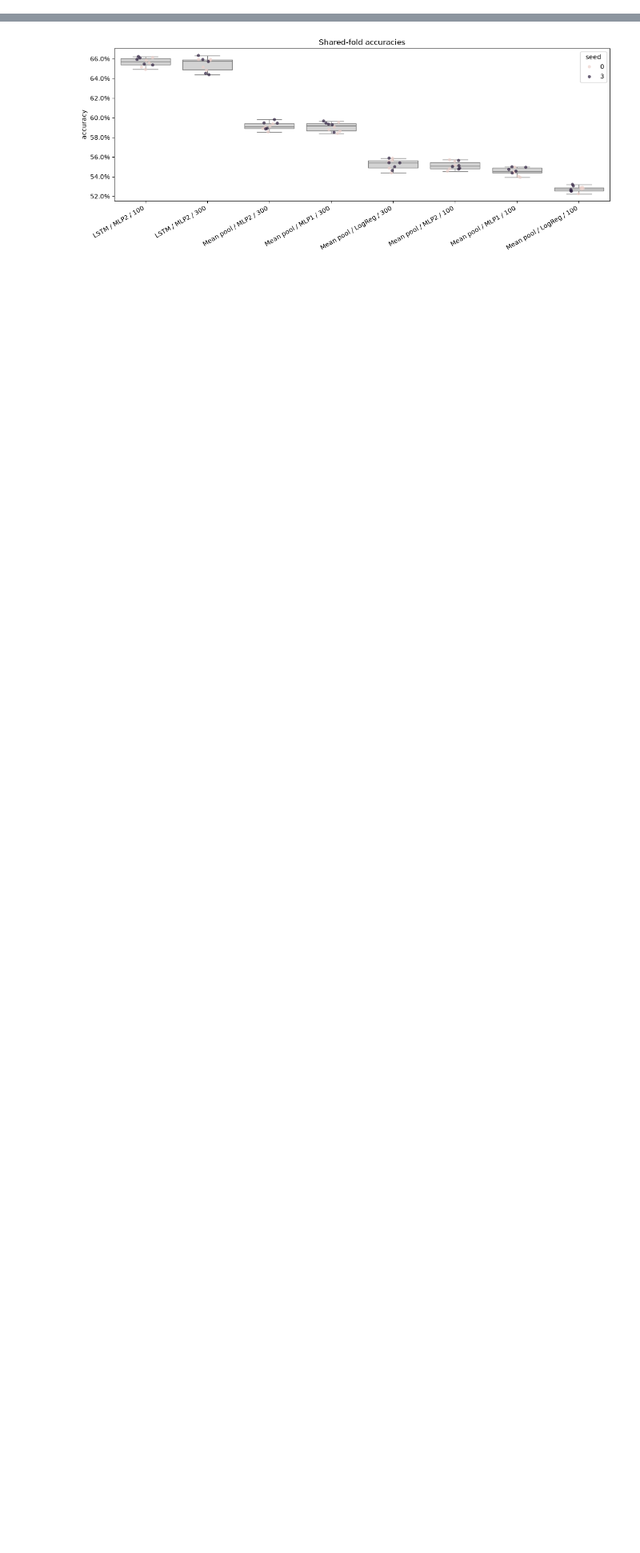
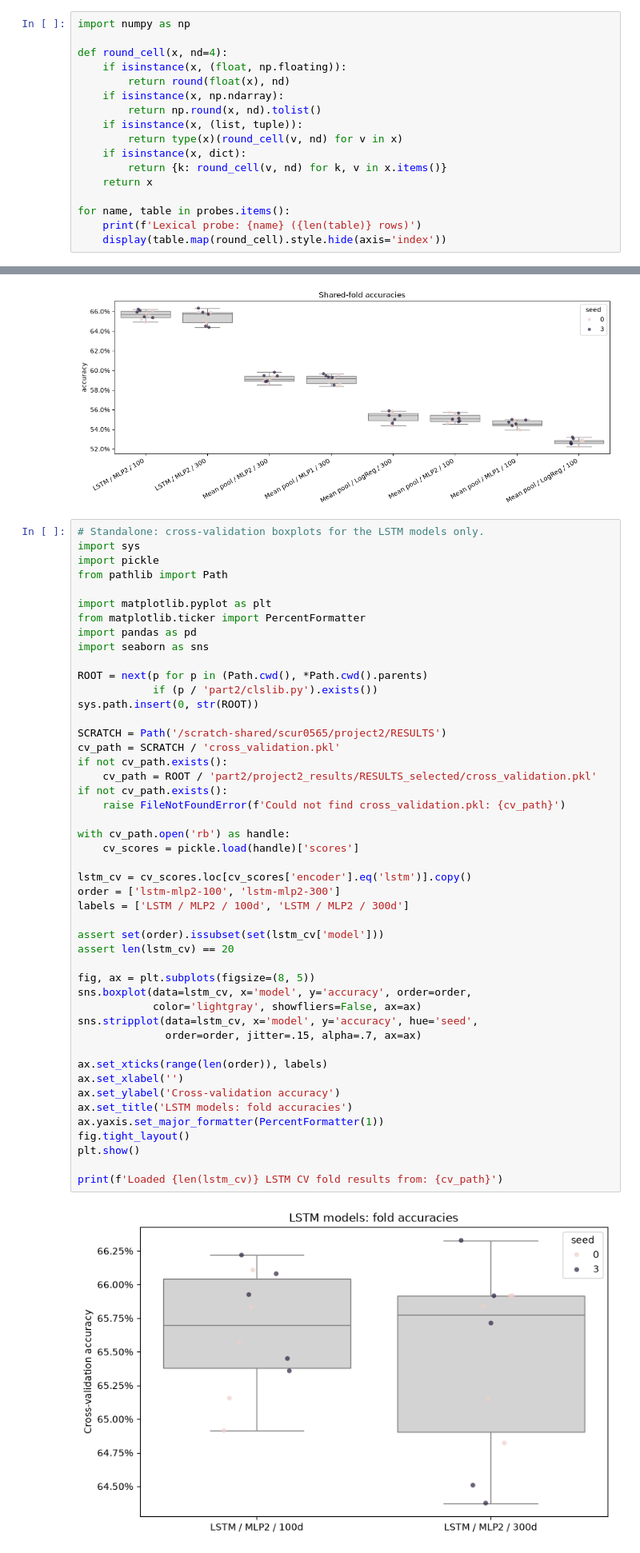
Before and after one commit to liangzaitz/nlp1-student-gp57, a Jupyter notebook: part2/project2_results/project2_executed.ipynb, the cells around one changed output, grey strips where cells are left out. Shown at 80% size. Cells and saved outputs as stored; diff of their text form; blank space fills up the shorter version.

Commit message:
A few more tables displaying results, and another experiment over sibling predictivity

```diff
--- a/part2/project2_results/project2_executed.ipynb
+++ b/part2/project2_results/project2_executed.ipynb
@@ -441,0 +406,17 @@ for table in probes.values():
+# %%
+import numpy as np
+
+def round_cell(x, nd=4):
+    if isinstance(x, (float, np.floating)):
+        return round(float(x), nd)
+    if isinstance(x, np.ndarray):
+        return np.round(x, nd).tolist()
+    if isinstance(x, (list, tuple)):
+        return type(x)(round_cell(v, nd) for v in x)
+    if isinstance(x, dict):
+        return {k: round_cell(v, nd) for k, v in x.items()}
+    return x
+
+for name, table in probes.items():
+    print(f'Lexical probe: {name} ({len(table)} rows)')
+    display(table.map(round_cell).style.hide(axis='index'))
@@ -783,3 +805,52 @@ plt.show()
 | 2 | Mean pool / LogReg / 100 | pool | 52.76% | 0.28% | 0.9773 | 0.5267 | 224.2 | 603 |
 Selected: Mean pool / MLP2 / 300, LSTM / MLP2 / 100
 [figure]
+# %%
+# Standalone: cross-validation boxplots for the LSTM models only.
+import sys
+import pickle
+from pathlib import Path
+
+import matplotlib.pyplot as plt
+from matplotlib.ticker import PercentFormatter
+import pandas as pd
+import seaborn as sns
+
+ROOT = next(p for p in (Path.cwd(), *Path.cwd().parents)
+            if (p / 'part2/clslib.py').exists())
+sys.path.insert(0, str(ROOT))
+
+SCRATCH = Path('/scratch-shared/scur0565/project2/RESULTS')
+cv_path = SCRATCH / 'cross_validation.pkl'
+if not cv_path.exists():
+    cv_path = ROOT / 'part2/project2_results/RESULTS_selected/cross_validation.pkl'
+if not cv_path.exists():
+    raise FileNotFoundError(f'Could not find cross_validation.pkl: {cv_path}')
+
+with cv_path.open('rb') as handle:
+    cv_scores = pickle.load(handle)['scores']
+
+lstm_cv = cv_scores.loc[cv_scores['encoder'].eq('lstm')].copy()
+order = ['lstm-mlp2-100', 'lstm-mlp2-300']
+labels = ['LSTM / MLP2 / 100d', 'LSTM / MLP2 / 300d']
+
+assert set(order).issubset(set(lstm_cv['model']))
+assert len(lstm_cv) == 20
+
+fig, ax = plt.subplots(figsize=(8, 5))
+sns.boxplot(data=lstm_cv, x='model', y='accuracy', order=order,
+            color='lightgray', showfliers=False, ax=ax)
+sns.stripplot(data=lstm_cv, x='model', y='accuracy', hue='seed',
+              order=order, jitter=.15, alpha=.7, ax=ax)
+
+ax.set_xticks(range(len(order)), labels)
+ax.set_xlabel('')
+ax.set_ylabel('Cross-validation accuracy')
+ax.set_title('LSTM models: fold accuracies')
+ax.yaxis.set_major_formatter(PercentFormatter(1))
+fig.tight_layout()
+plt.show()
+
+print(f'Loaded {len(lstm_cv)} LSTM CV fold results from: {cv_path}')
+# %% [output]
+[figure, added]
```
Also changed, not shown: parts of 7 cells of this notebook, 7 other files.
